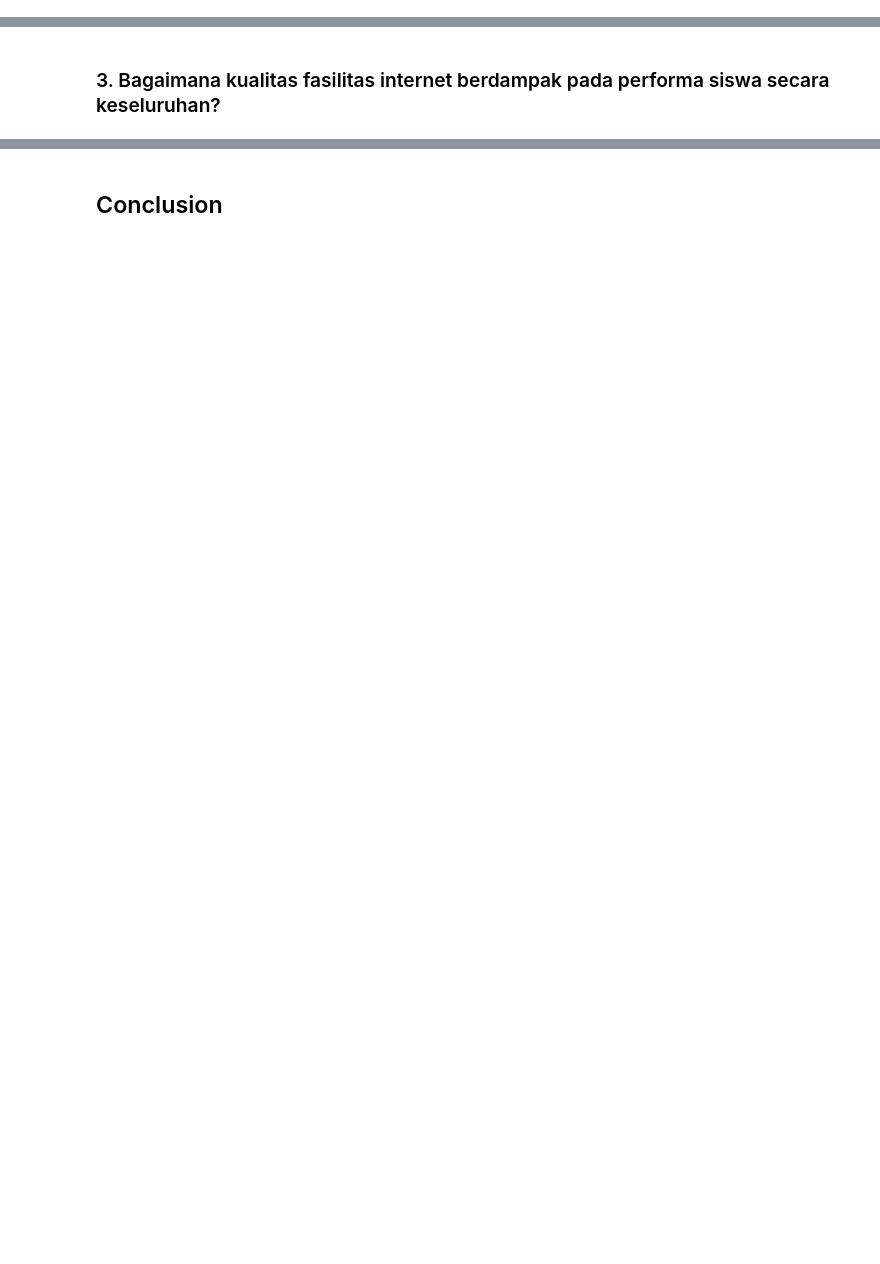
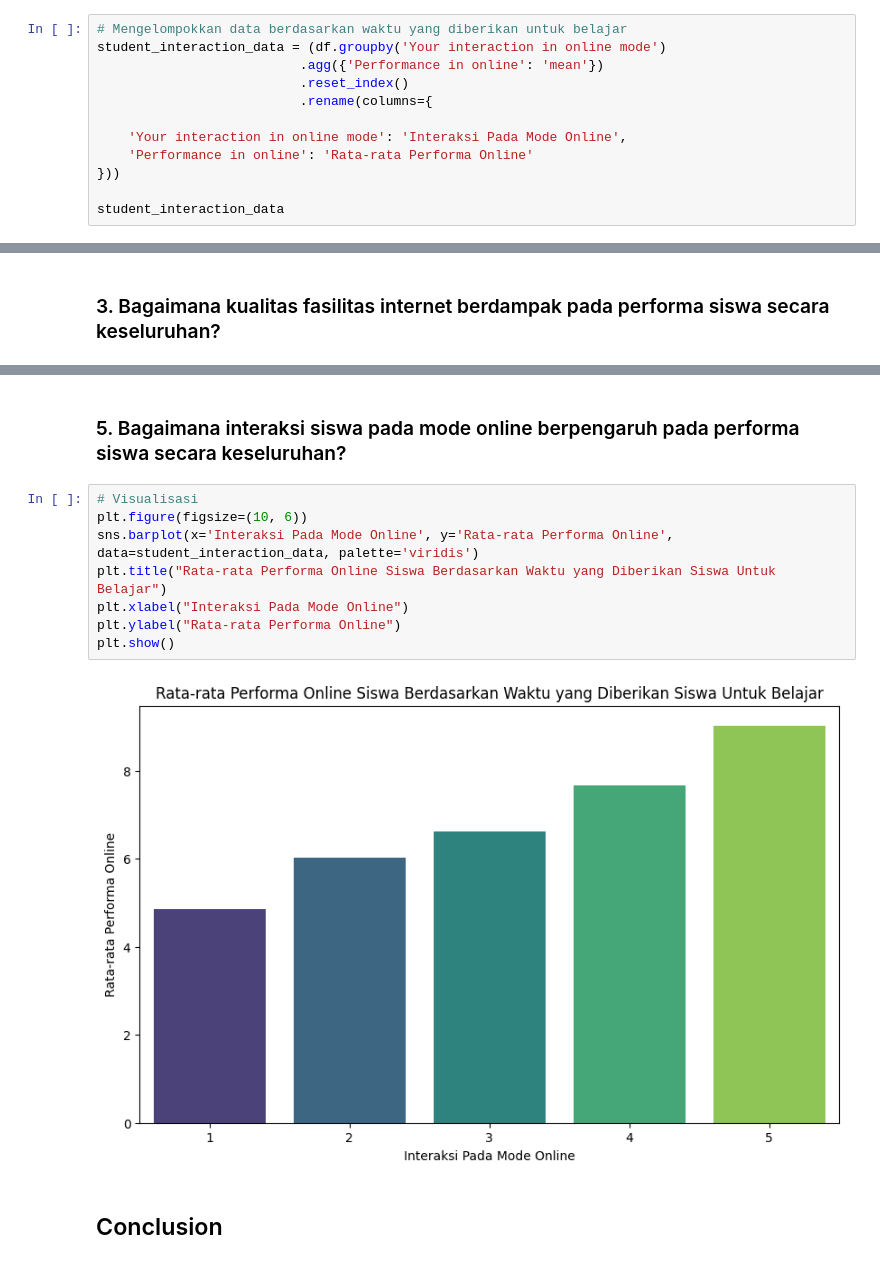
Before and after one commit to rizkiwijanarko/Student_Adaptability_on_E-Learning_Data_Analysis, a Jupyter notebook: E-Learning Data Analysis.ipynb, the cells around one changed output, grey strips where cells are left out. Saved outputs shown, nothing was run; the diff lists cells and outputs as text; blank space fills up the shorter version.

```diff
--- a/E-Learning Data Analysis.ipynb
+++ b/E-Learning Data Analysis.ipynb
@@ -293,0 +323,12 @@ internet_facility_data
+# %%
+# Mengelompokkan data berdasarkan waktu yang diberikan untuk belajar
+student_interaction_data = (df.groupby('Your interaction in online mode')
+                          .agg({'Performance in online': 'mean'})
+                          .reset_index()
+                          .rename(columns={
+
+    'Your interaction in online mode': 'Interaksi Pada Mode Online',
+    'Performance in online': 'Rata-rata Performa Online'
+}))
+
+student_interaction_data
@@ -394,3 +454,15 @@ plt.show()
+# %% [markdown]
+### 5. Bagaimana interaksi siswa pada mode online berpengaruh pada performa siswa secara keseluruhan?
+# %%
+# Visualisasi
+plt.figure(figsize=(10, 6))
+sns.barplot(x='Interaksi Pada Mode Online', y='Rata-rata Performa Online', data=student_interaction_data, palette='viridis')
+plt.title("Rata-rata Performa Online Siswa Berdasarkan Waktu yang Diberikan Siswa Untuk Belajar")
+plt.xlabel("Interaksi Pada Mode Online")
+plt.ylabel("Rata-rata Performa Online")
+plt.show()
+# %% [output]
+[figure, added]
 # %% [markdown]
 ## Conclusion
 # %% [markdown]
```
Also changed, not shown: parts of 15 cells of this notebook.
